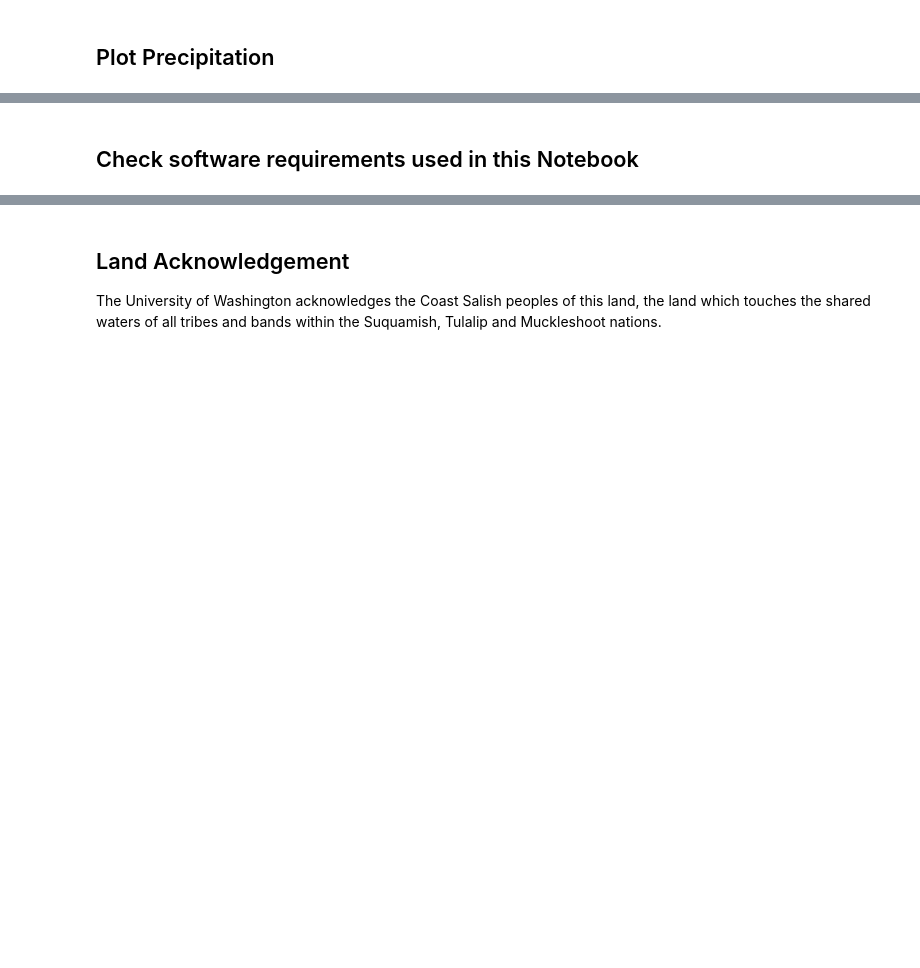
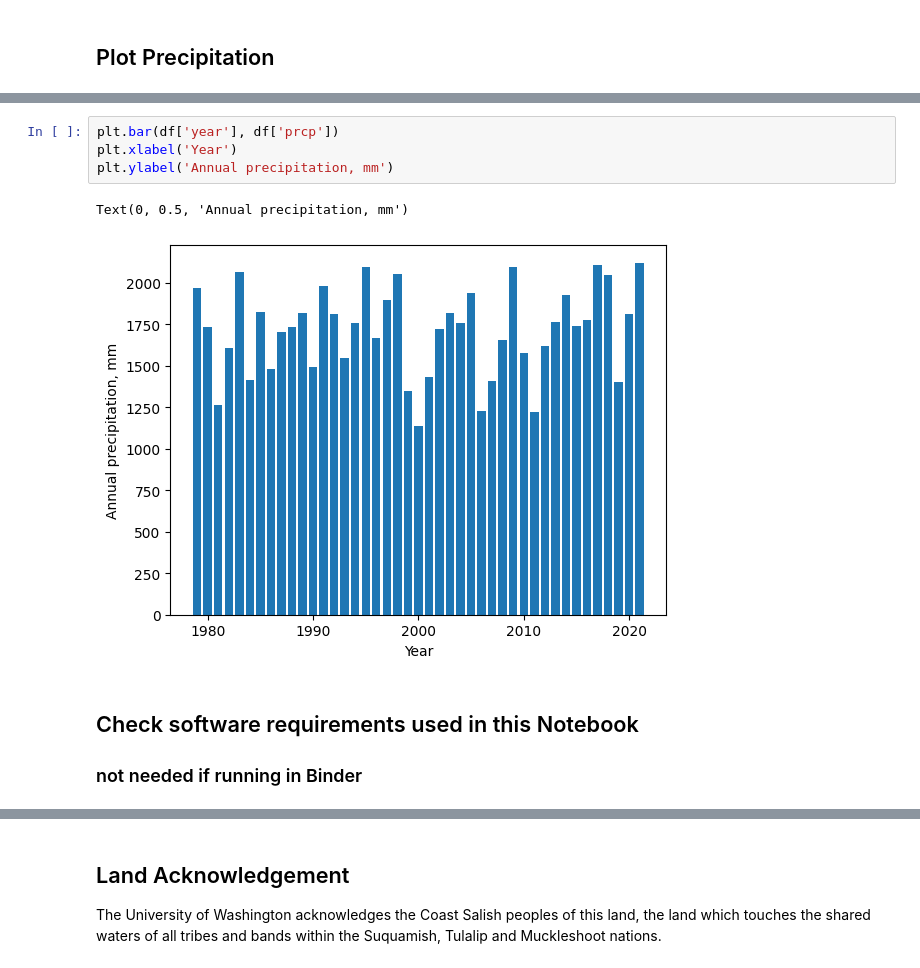
Before and after one commit to ChristinaB/DaSB-interview, a Jupyter notebook: combine_USGS_precip.ipynb, the cells around one changed output, grey strips where cells are left out. Drawn from its saved outputs; the diff is of its cells as text; blank space fills up the shorter version.

Commit message:
added edits from testing in Binder

```diff
--- a/combine_USGS_precip.ipynb
+++ b/combine_USGS_precip.ipynb
@@ -110,3 +99,11 @@ Text(0, 0.5, 'Annual precipitation, mm')
+# %%
+plt.bar(df['year'], df['prcp'])
+plt.xlabel('Year')
+plt.ylabel('Annual precipitation, mm')
+# %% [output]
+Text(0, 0.5, 'Annual precipitation, mm')
+[figure, added]
 # %% [markdown]
 ## Check software requirements used in this Notebook
+### not needed if running in Binder
 # %%
```
Also changed, not shown: parts of 13 cells of this notebook, 2 other files.
